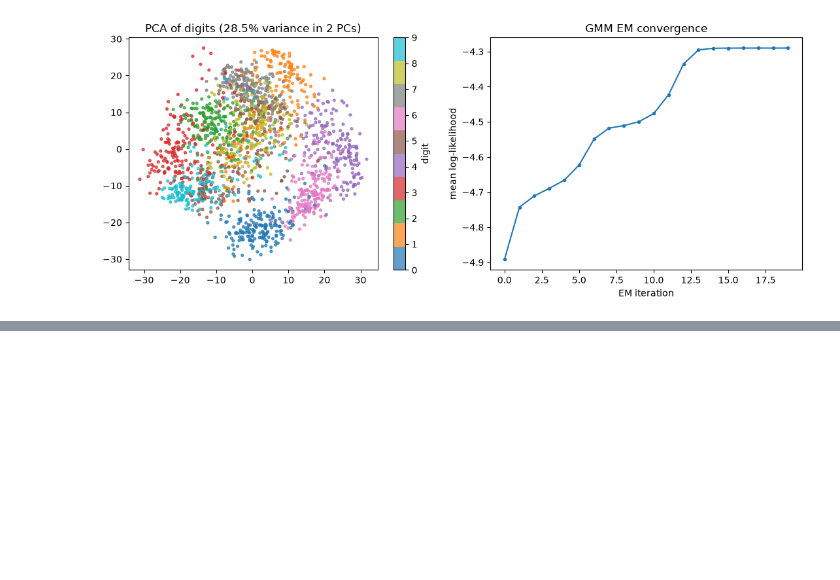
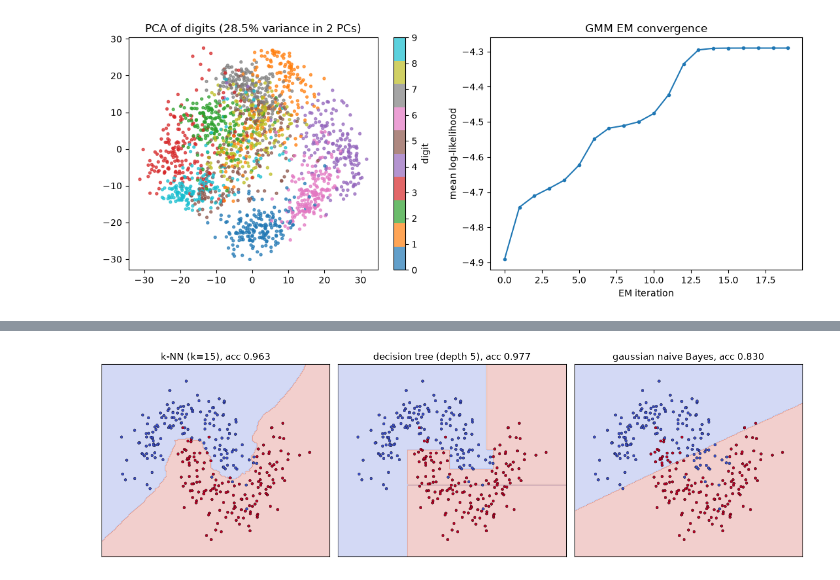
Before and after one commit to aamirmalik-dr/classical-ml-from-scratch, a Jupyter notebook: notebooks/demo.ipynb, the cells around one changed output, grey strips where cells are left out. Cells and saved outputs as stored; diff of their text form; code cells hidden in the pictures; blank space fills up the shorter version.

```diff
--- a/notebooks/demo.ipynb
+++ b/notebooks/demo.ipynb
@@ -83,0 +88,29 @@ explained variance ratio: [0.14890594 0.13618771]
+# %%
+from classml import KNeighborsClassifier, DecisionTreeClassifier, GaussianNB
+
+table = np.loadtxt("../data/sample_moons.csv", delimiter=",", skiprows=1)
+Xs, ys = table[:, :2], table[:, 2].astype(int)
+
+models = [
+    ("k-NN (k=15)", KNeighborsClassifier(n_neighbors=15).fit(Xs, ys)),
+    ("decision tree (depth 5)", DecisionTreeClassifier(max_depth=5).fit(Xs, ys)),
+    ("gaussian naive Bayes", GaussianNB().fit(Xs, ys)),
+]
+
+xx, yy = np.meshgrid(
+    np.linspace(Xs[:, 0].min() - 0.5, Xs[:, 0].max() + 0.5, 200),
+    np.linspace(Xs[:, 1].min() - 0.5, Xs[:, 1].max() + 0.5, 200),
+)
+grid = np.column_stack([xx.ravel(), yy.ravel()])
+
+fig, axes = plt.subplots(1, 3, figsize=(13, 4))
+for ax, (name, model) in zip(axes, models):
+    zz = model.predict(grid).reshape(xx.shape).astype(float)
+    ax.contourf(xx, yy, zz, alpha=0.25, cmap="coolwarm")
+    ax.scatter(Xs[:, 0], Xs[:, 1], c=ys, cmap="coolwarm", s=12, edgecolors="k", linewidths=0.3)
+    ax.set_title(f"{name}, acc {model.score(Xs, ys):.3f}")
+    ax.set_xticks([]); ax.set_yticks([])
+fig.tight_layout()
+plt.show()
+# %% [output]
+[figure, added]
```
Also changed, not shown: parts of 1 cell of this notebook, 2 other files.
